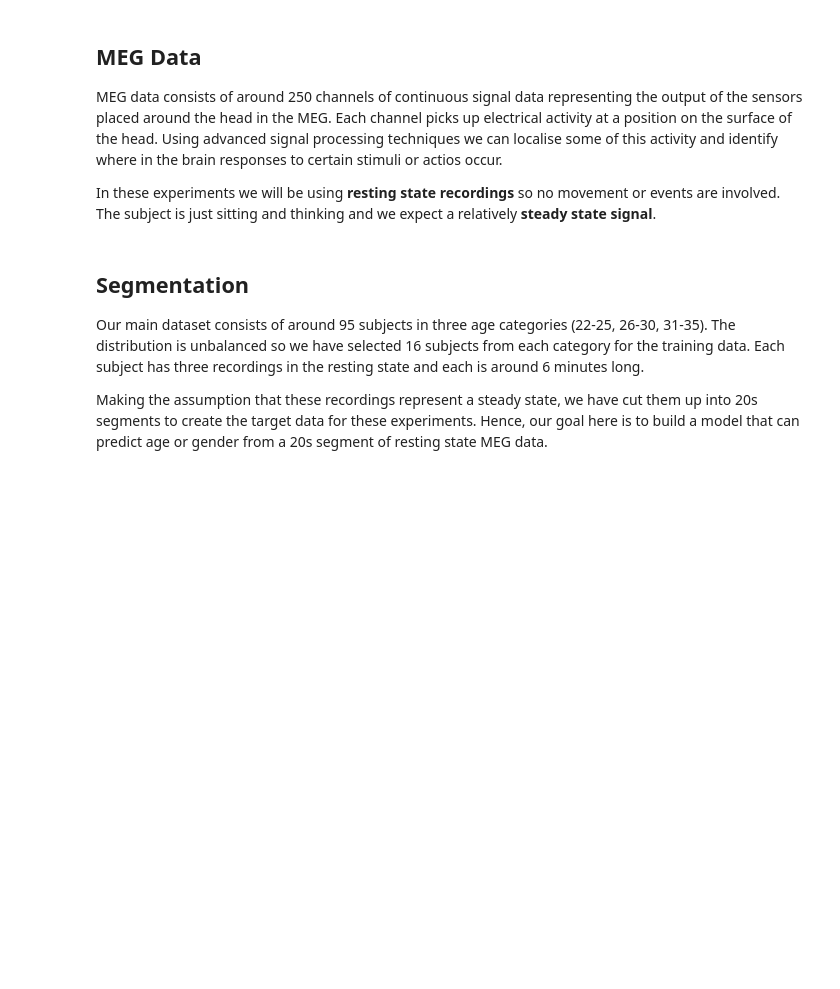
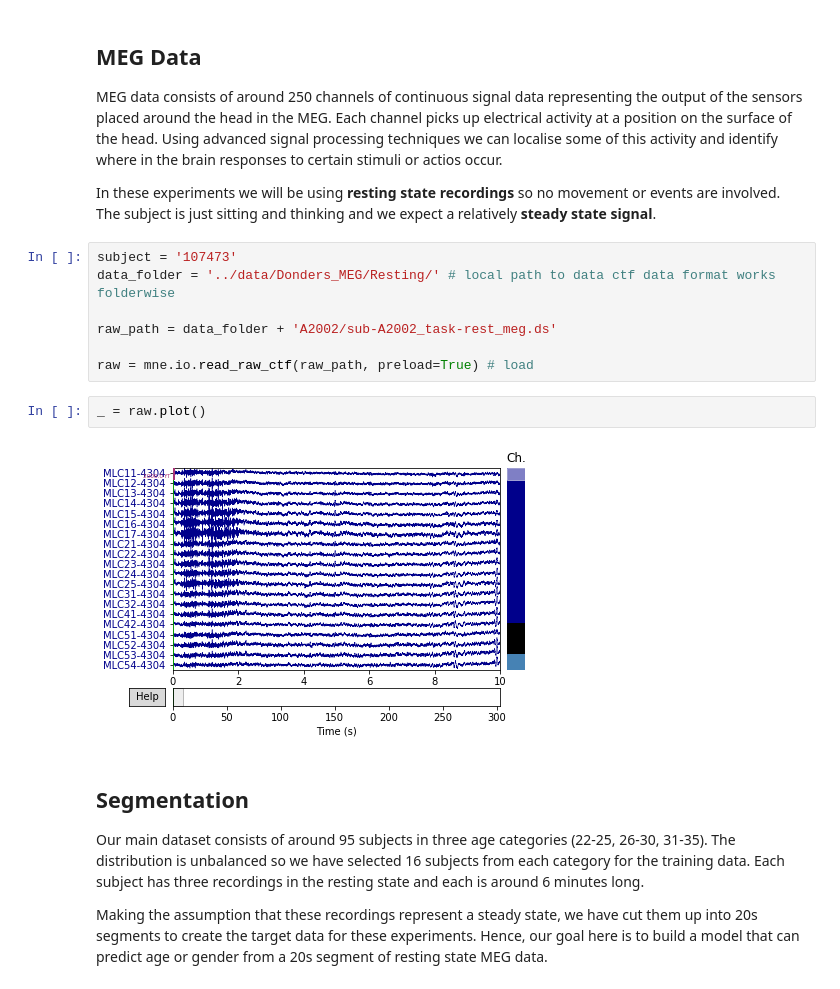
Before and after one commit to stevecassidy/age-classifier, a Jupyter notebook: notebooks/Models.ipynb, the cells around one changed output. Drawn from its saved outputs; the diff is of its cells as text; blank space fills up the shorter version.

```diff
--- a/notebooks/Models.ipynb
+++ b/notebooks/Models.ipynb
@@ -31,6 +31,17 @@ activity and identify where in the brain responses to certain stimuli or actios
 
 In these experiments we will be using __resting state recordings__ so no movement or events are
 involved.  The subject is just sitting and thinking and we expect a relatively __steady state signal__.
+# %%
+subject = '107473'
+data_folder = '../data/Donders_MEG/Resting/' # local path to data ctf data format works folderwise
+
+raw_path = data_folder + 'A2002/sub-A2002_task-rest_meg.ds'
+
+raw = mne.io.read_raw_ctf(raw_path, preload=True) # load
+# %%
+_ = raw.plot()
+# %% [output]
+[figure, added]
 # %% [markdown]
 ## Segmentation
 
```
Also changed, not shown: parts of 2 cells of this notebook, 1 other file.
